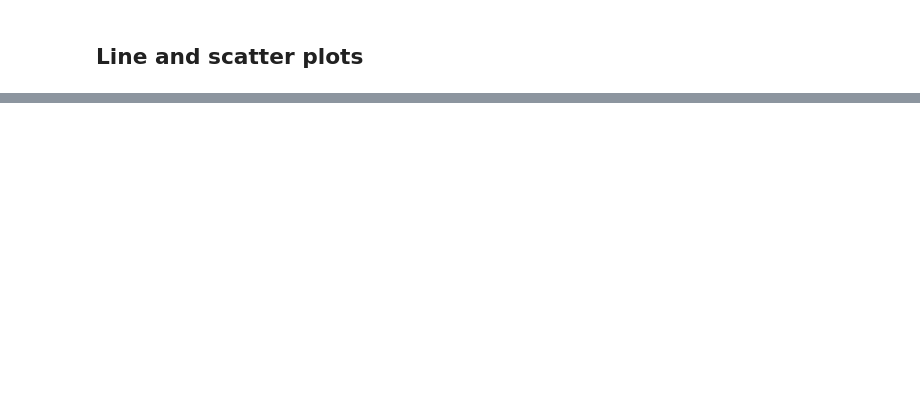
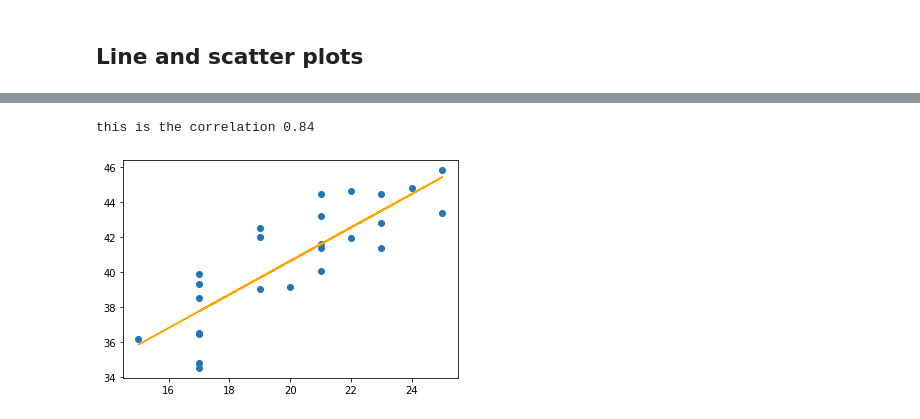
Before and after one commit to Erica2424/Matplotlib-Challenge, a Jupyter notebook: pymaceuticals_starter.ipynb, the cells around one changed output, grey strips where cells are left out. Cells and saved outputs as stored; diff of their text form; code cells hidden in the pictures; blank space fills up the shorter version.

```diff
--- a/pymaceuticals_starter.ipynb
+++ b/pymaceuticals_starter.ipynb
@@ -195,0 +260,15 @@ promising_treatments=['Capomulin', 'Ramicane', 'Infubinol','Ceftamin']
+# %%
+# Calculate the correlation coefficient and linear regression model for mouse weight and average tumor volume for the Capomulin regimen
+correlation = round(st.pearsonr(average_["Weight (g)"],average_["Tumor Volume (mm3)"])[0],2)
+print(f"this is the correlation {correlation}")
+
+linear_regression = st.linregress(average_["Weight (g)"],average_["Tumor Volume (mm3)"])
+linear_regression
+y_value = average_["Weight (g)"]*linear_regression[0]+linear_regression[1]
+
+plt.scatter(average_["Weight (g)"],average_["Tumor Volume (mm3)"])
+plt.plot(average_["Weight (g)"],y_value,color="orange")
+plt.show()
+# %% [output]
+this is the correlation 0.84
+[figure, added]
```
Also changed, not shown: parts of 7 cells of this notebook.
